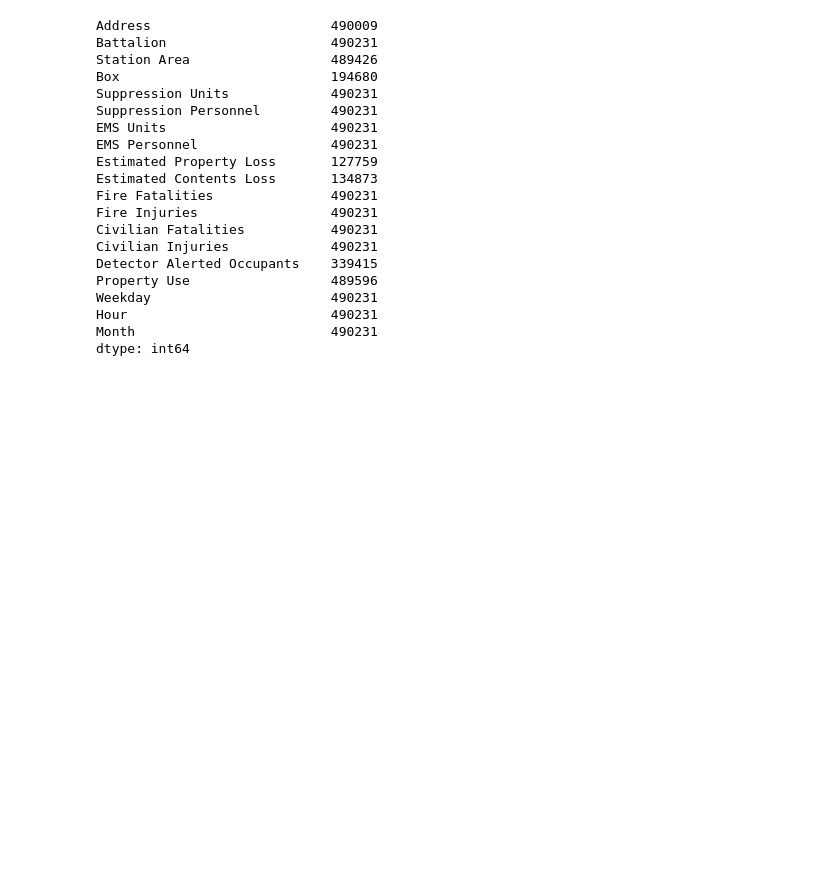
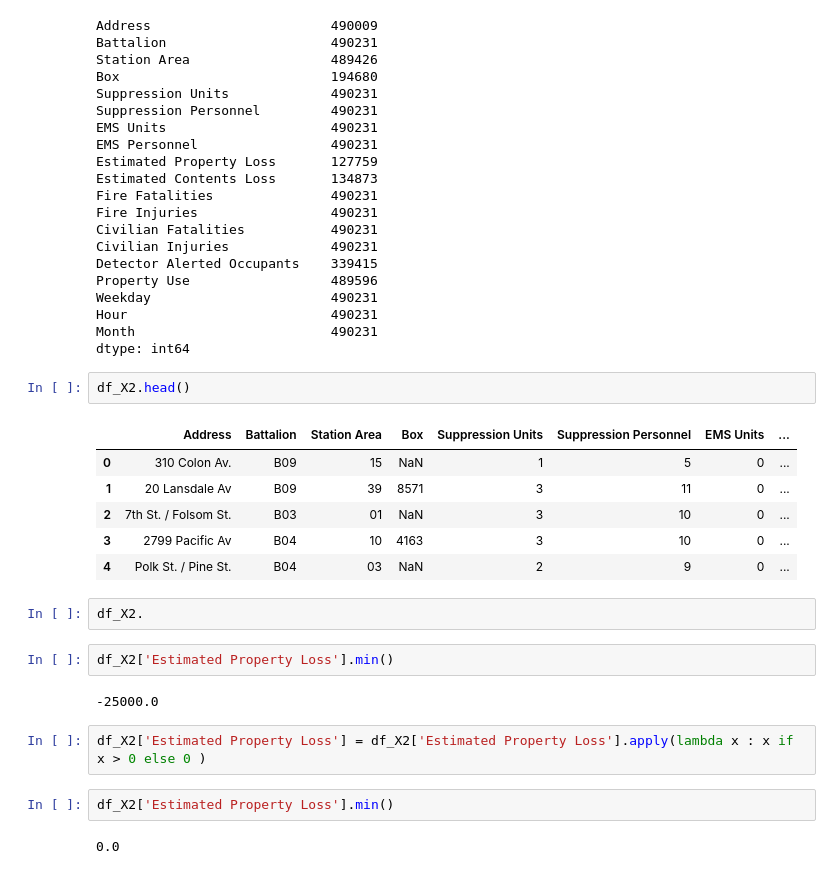
Before and after one commit to arkil/San_Francisco_Fire_Dataset_Analysis, a Jupyter notebook: PreprocessingStep.ipynb, the cells around one changed output. Drawn from its saved outputs; the diff is of its cells as text; blank space fills up the shorter version.

```diff
--- a/PreprocessingStep.ipynb
+++ b/PreprocessingStep.ipynb
@@ -635,3 +635,24 @@ Weekday                       490231
 Hour                          490231
 Month                         490231
 dtype: int64
+# %%
+df_X2.head()
+# %% [output]
+|  | Address | Battalion | Station Area | Box | Suppression Units | Suppression Personnel | EMS Units | ... |
+| 0 | 310 Colon Av. | B09 | 15 | NaN | 1 | 5 | 0 | ... |
+| 1 | 20 Lansdale Av | B09 | 39 | 8571 | 3 | 11 | 0 | ... |
+| 2 | 7th St. / Folsom St. | B03 | 01 | NaN | 3 | 10 | 0 | ... |
+| 3 | 2799 Pacific Av | B04 | 10 | 4163 | 3 | 10 | 0 | ... |
+| 4 | Polk St. / Pine St. | B04 | 03 | NaN | 2 | 9 | 0 | ... |
+# %%
+df_X2.
+# %%
+df_X2['Estimated Property Loss'].min()
+# %% [output]
+-25000.0
+# %%
+df_X2['Estimated Property Loss'] = df_X2['Estimated Property Loss'].apply(lambda x : x if  x > 0 else 0 )
+# %%
+df_X2['Estimated Property Loss'].min()
+# %% [output]
+0.0
```
Also changed, not shown: parts of 7 cells of this notebook.
